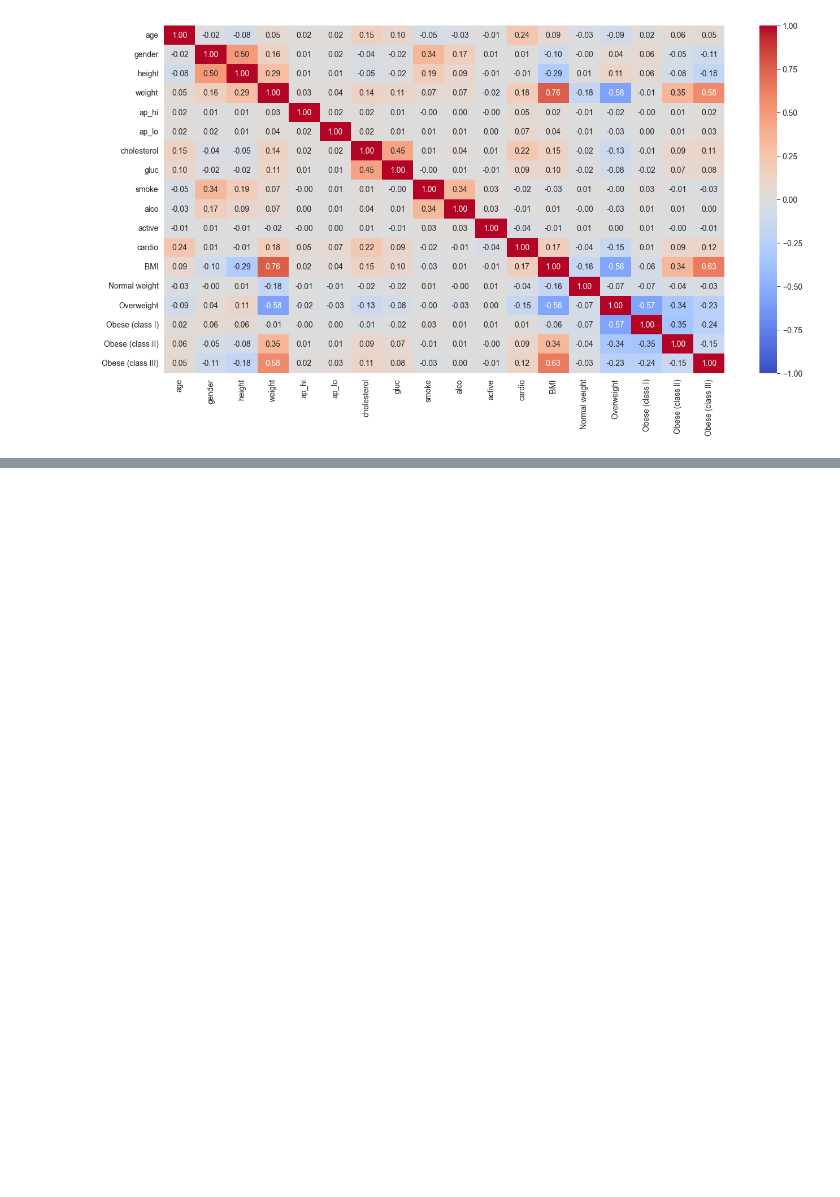
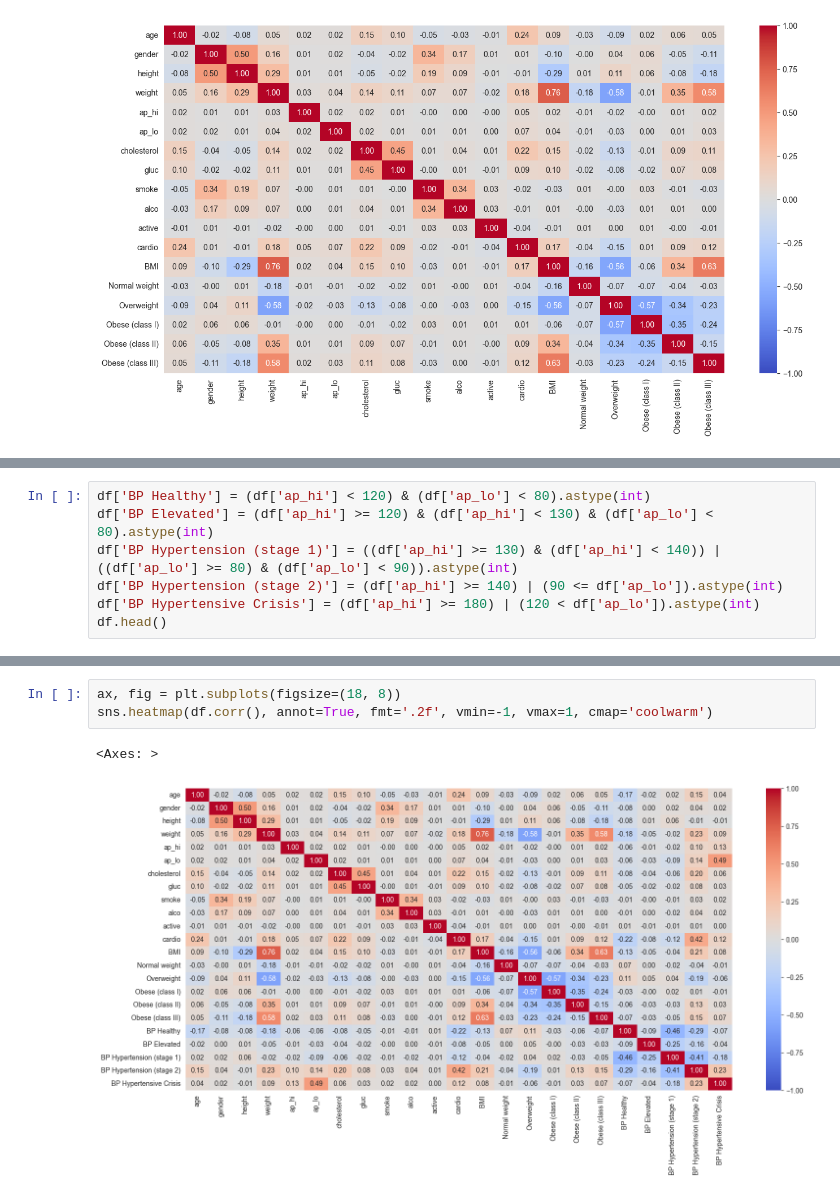
Before and after one commit to nabil0n/MachineLearning-Isak-Andersson, a Jupyter notebook: Labb/labbUppg1.ipynb, the cells around one changed output, grey strips where cells are left out. Drawn from its saved outputs; the diff is of its cells as text; blank space fills up the shorter version.

```diff
--- a/Labb/labbUppg1.ipynb
+++ b/Labb/labbUppg1.ipynb
@@ -106,0 +103,7 @@ sns.heatmap(df.corr(), annot=True, fmt='.2f', vmin=-1, vmax=1, cmap='coolwarm')
+# %%
+df['BP Healthy'] = (df['ap_hi'] < 120) & (df['ap_lo'] < 80).astype(int)
+df['BP Elevated'] = (df['ap_hi'] >= 120) & (df['ap_hi'] < 130) & (df['ap_lo'] < 80).astype(int)
+df['BP Hypertension (stage 1)'] = ((df['ap_hi'] >= 130) & (df['ap_hi'] < 140)) | ((df['ap_lo'] >= 80) & (df['ap_lo'] < 90)).astype(int)
+df['BP Hypertension (stage 2)'] = (df['ap_hi'] >= 140) | (90 <= df['ap_lo']).astype(int)
+df['BP Hypertensive Crisis'] = (df['ap_hi'] >= 180) | (120 < df['ap_lo']).astype(int)
+df.head()
@@ -106,0 +118,6 @@ sns.heatmap(df.corr(), annot=True, fmt='.2f', vmin=-1, vmax=1, cmap='coolwarm')
+# %%
+ax, fig = plt.subplots(figsize=(18, 8))
+sns.heatmap(df.corr(), annot=True, fmt='.2f', vmin=-1, vmax=1, cmap='coolwarm')
+# %% [output]
+<Axes: >
+[figure, added]
```
Also changed, not shown: parts of 5 cells of this notebook, 2 other files.
